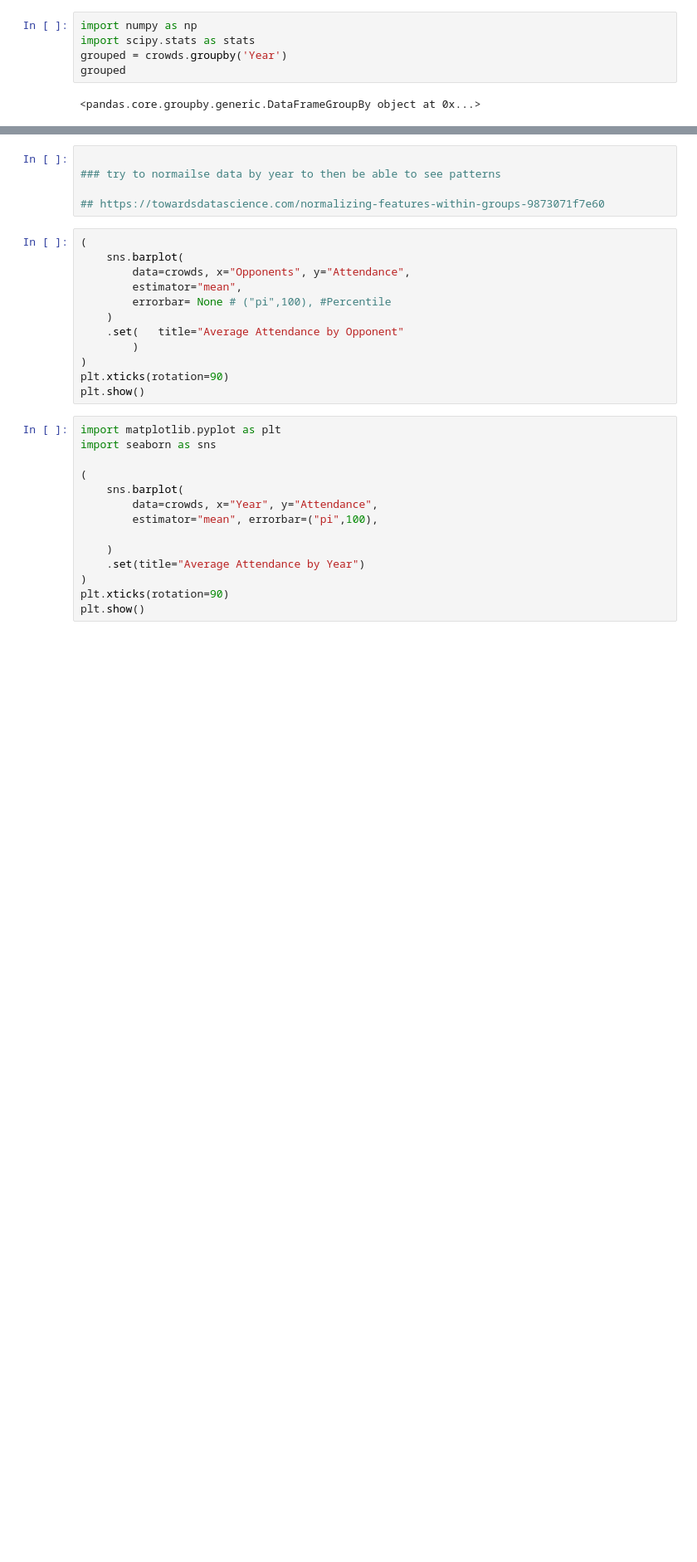
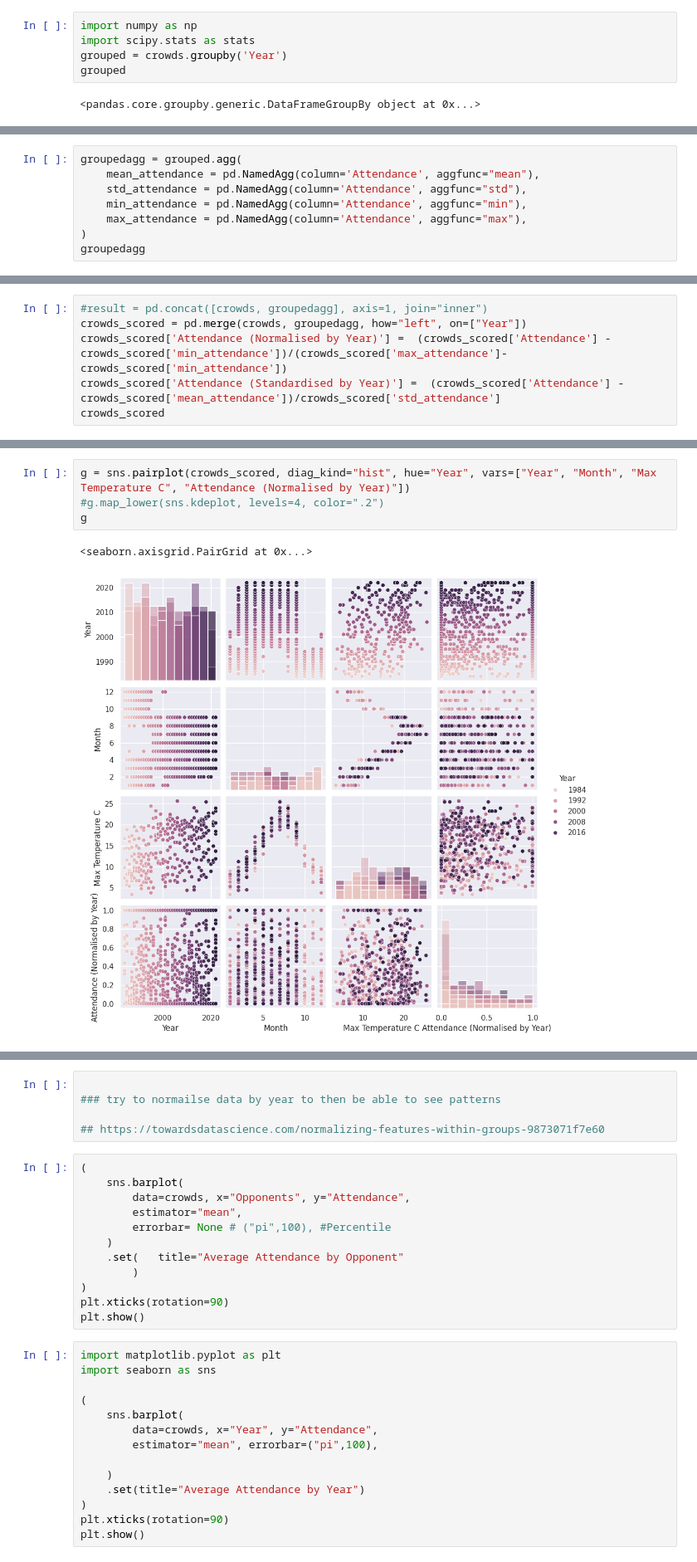
Before and after one commit to UTCSheffield/OCR-Unit-7-Data-analysis-and-design, a Jupyter notebook: content/2-4 Quantitative data analysis/Displaying Data.ipynb, the cells around one changed output, grey strips where cells are left out. Shown at 83% size. Cells and saved outputs as stored; diff of their text form; blank space fills up the shorter version.

```diff
--- a/content/2-4 Quantitative data analysis/Displaying Data.ipynb
+++ b/content/2-4 Quantitative data analysis/Displaying Data.ipynb
@@ -83,0 +68,8 @@ grouped.agg({'Attendance':'mean', "Max Temperature C": "mean"})
+# %%
+groupedagg = grouped.agg(
+    mean_attendance = pd.NamedAgg(column='Attendance', aggfunc="mean"),
+    std_attendance = pd.NamedAgg(column='Attendance', aggfunc="std"),
+    min_attendance = pd.NamedAgg(column='Attendance', aggfunc="min"),
+    max_attendance = pd.NamedAgg(column='Attendance', aggfunc="max"),
+)
+groupedagg
@@ -83,0 +95,6 @@ grouped.agg({'Attendance':'mean', "Max Temperature C": "mean"})
+# %%
+#result = pd.concat([crowds, groupedagg], axis=1, join="inner")
+crowds_scored = pd.merge(crowds, groupedagg, how="left", on=["Year"])
+crowds_scored['Attendance (Normalised by Year)'] =  (crowds_scored['Attendance'] - crowds_scored['min_attendance'])/(crowds_scored['max_attendance']-crowds_scored['min_attendance'])
+crowds_scored['Attendance (Standardised by Year)'] =  (crowds_scored['Attendance'] - crowds_scored['mean_attendance'])/crowds_scored['std_attendance']
+crowds_scored
@@ -83,0 +115,7 @@ grouped.agg({'Attendance':'mean', "Max Temperature C": "mean"})
+# %%
+g = sns.pairplot(crowds_scored, diag_kind="hist", hue="Year", vars=["Year", "Month", "Max Temperature C", "Attendance (Normalised by Year)"])
+#g.map_lower(sns.kdeplot, levels=4, color=".2")
+g
+# %% [output]
+<seaborn.axisgrid.PairGrid at 0x...>
+[figure, added]
```
Also changed, not shown: parts of 9 cells of this notebook, 2 other files.
